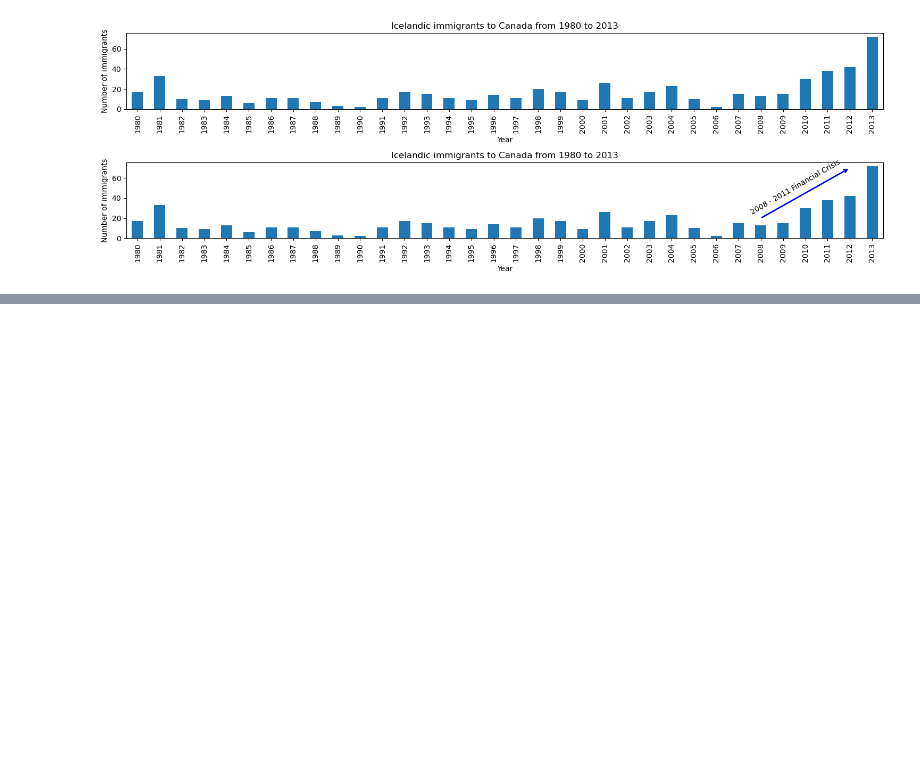
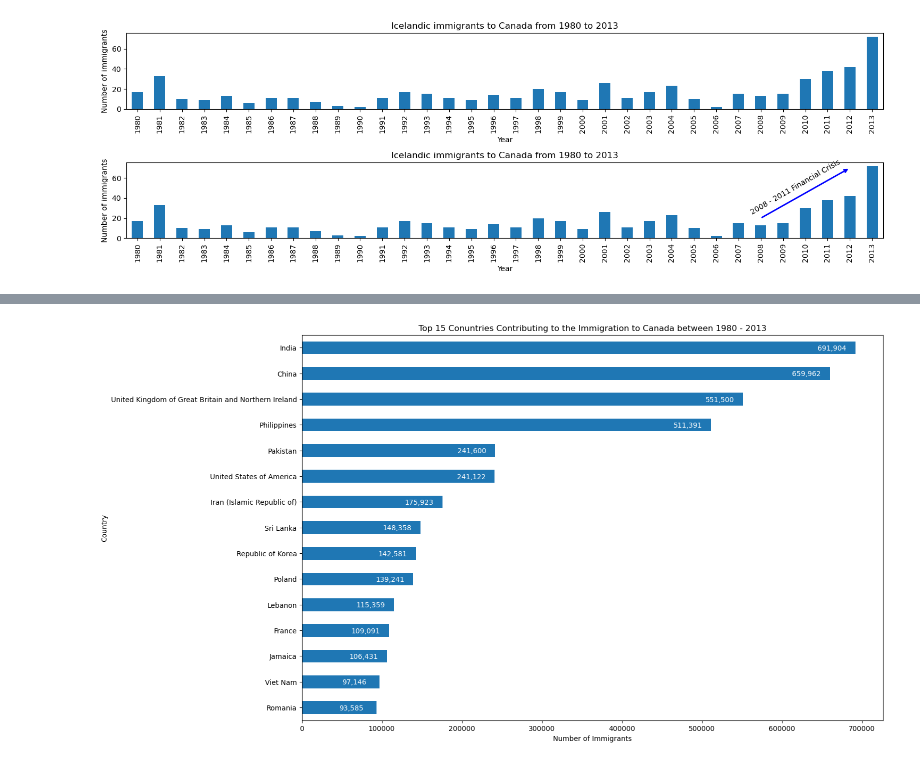
Before and after one commit to 0xrsfagundes/IBM, a Jupyter notebook: IBM/Data Visualization with Python/Data Visualization with Python - Lab2.ipynb, the cells around one changed output, grey strips where cells are left out. Drawn from its saved outputs; the diff is of its cells as text; code cells hidden in the pictures; blank space fills up the shorter version.

```diff
--- a/IBM/Data Visualization with Python/Data Visualization with Python - Lab2.ipynb
+++ b/IBM/Data Visualization with Python/Data Visualization with Python - Lab2.ipynb
@@ -184,0 +195,12 @@ plt.show()
+# %%
+df_top15.plot(kind='barh', figsize=(15,10))
+
+for index, value in enumerate(df_top15):
+    label = format(int(value),',')
+    plt.annotate(label, xy=(value - 47000, index - 0.10), color='white')
+
+plt.xlabel('Number of Immigrants')
+plt.title('Top 15 Conuntries Contributing to the Immigration to Canada between 1980 - 2013')
+plt.show()
+# %% [output]
+[figure, added]
```
Also changed, not shown: parts of 2 cells of this notebook.
